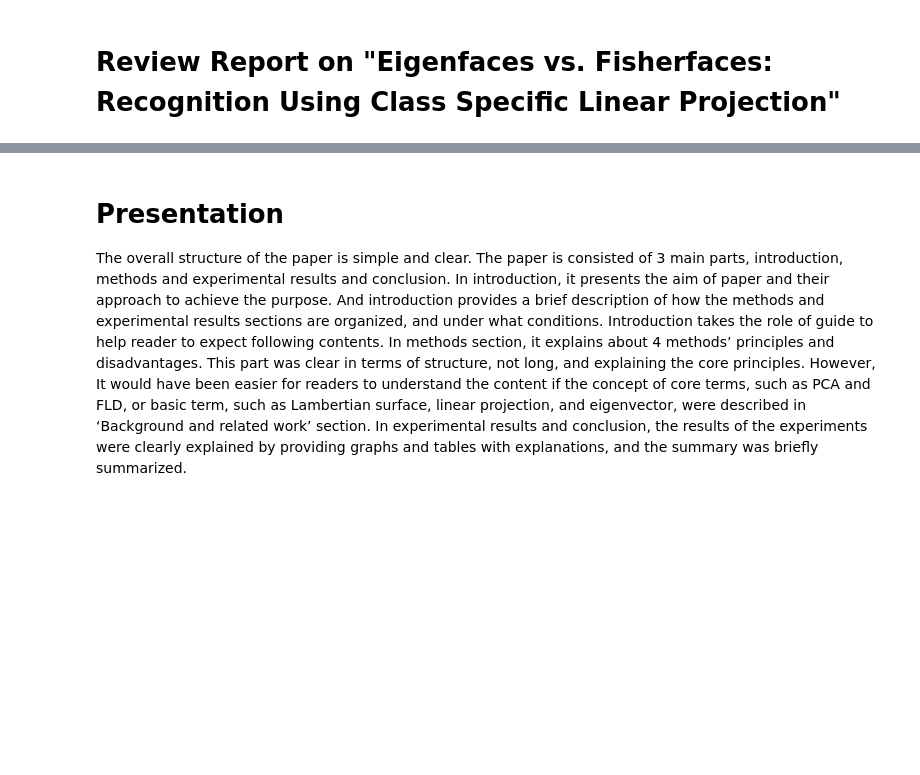
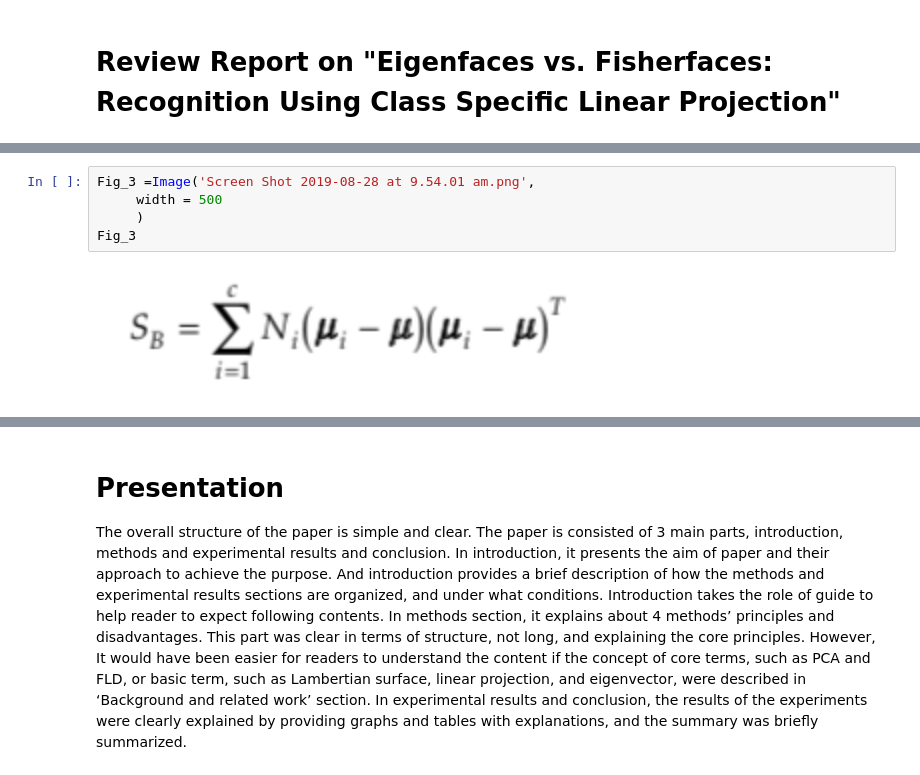
Before and after one commit to go555666/UTS_ML2019_ID13510577, a Jupyter notebook: Assignment_1_Machine_learning.ipynb, the cells around one changed output, grey strips where cells are left out. Saved outputs shown, nothing was run; the diff lists cells and outputs as text; blank space fills up the shorter version.

```diff
--- a/Assignment_1_Machine_learning.ipynb
+++ b/Assignment_1_Machine_learning.ipynb
@@ -75,0 +90,7 @@ Face recognition by using machine has been a very important area in the field of
+# %%
+Fig_3 =Image('Screen Shot 2019-08-28 at 9.54.01 am.png',
+     width = 500
+     )
+Fig_3
+# %% [output]
+[figure, added]
```
Also changed, not shown: parts of 14 cells of this notebook.
